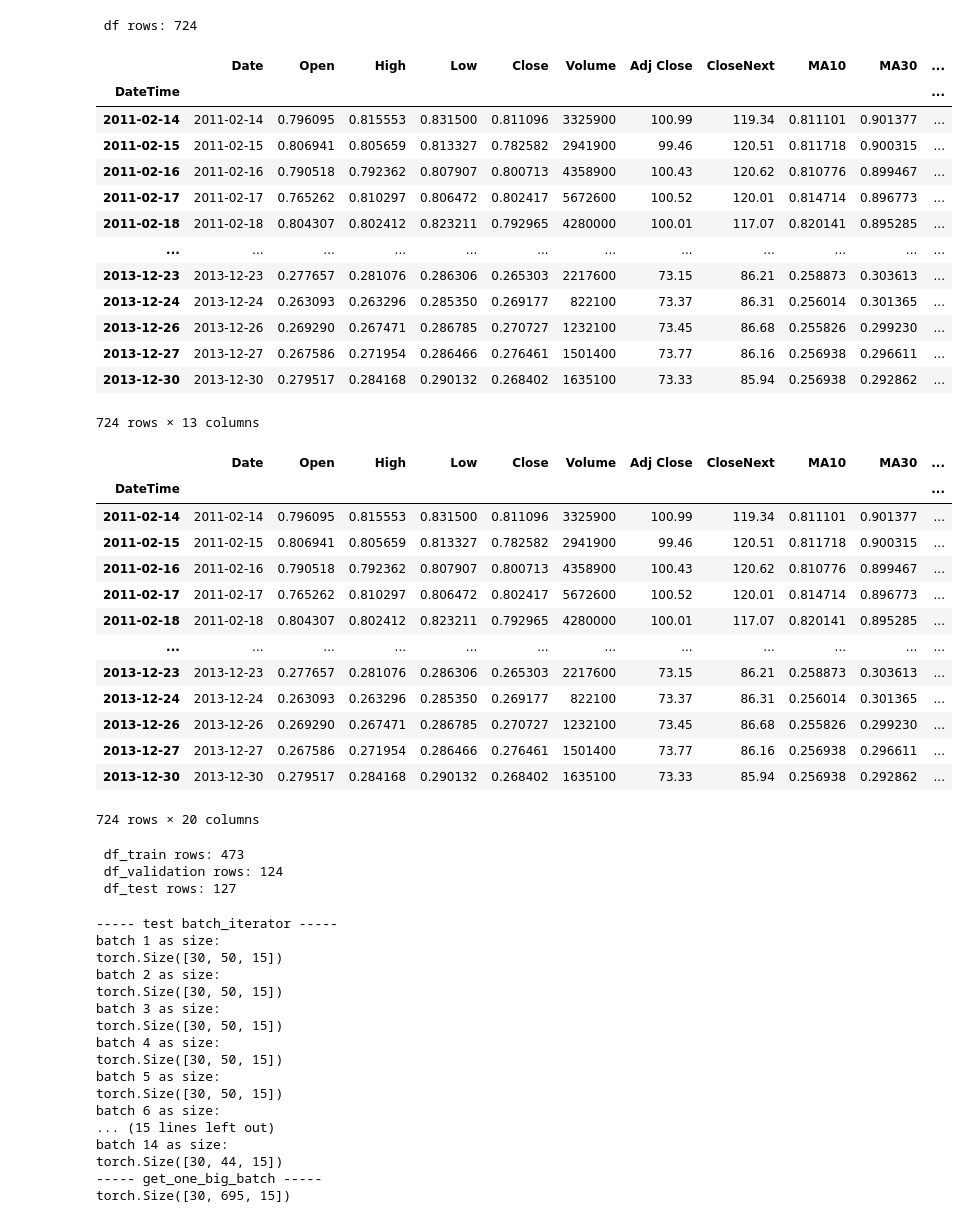
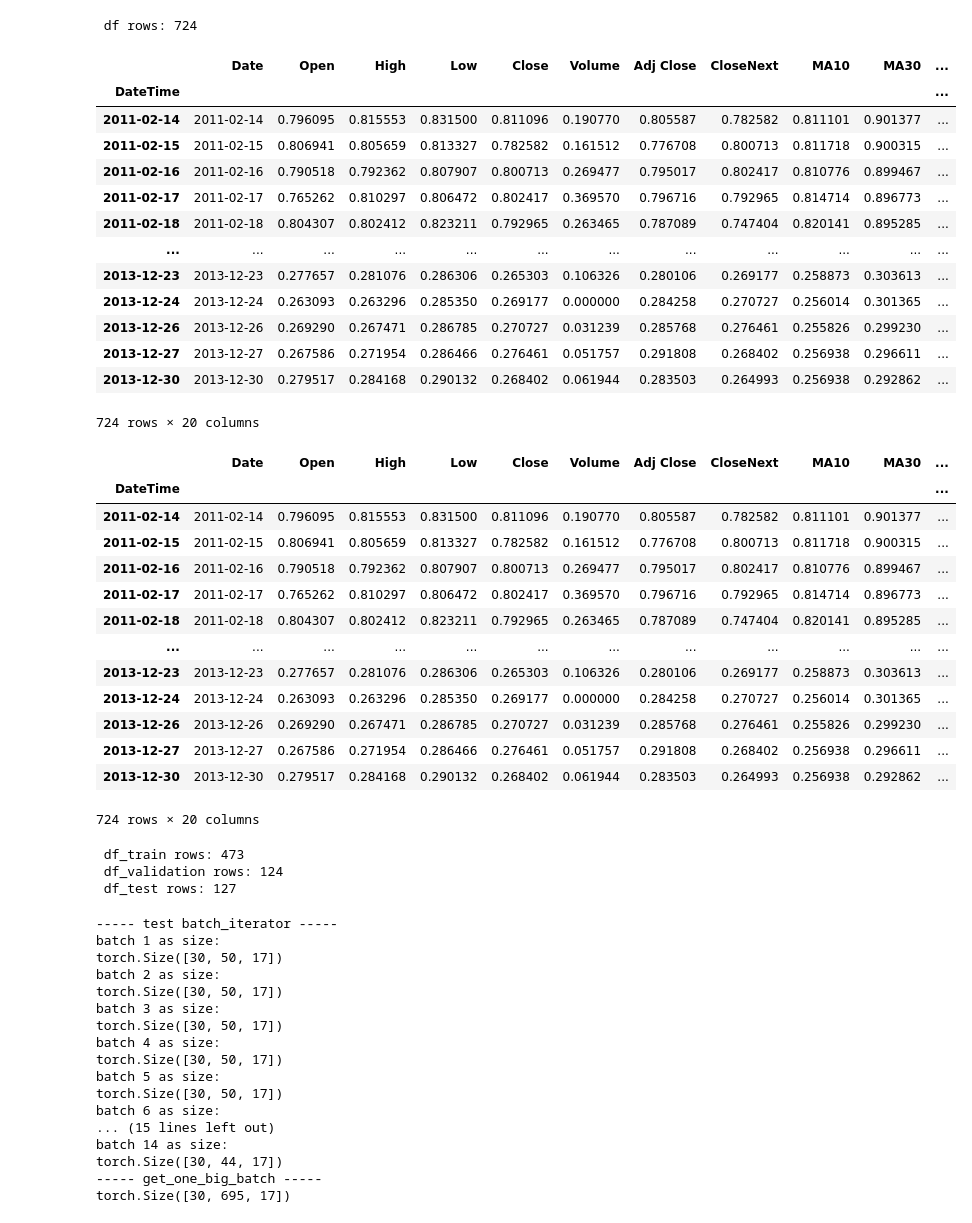
Before and after one commit to tadeohepperle/financial_technology_project2_stock_price_prediction, a Jupyter notebook: hw2_A11922105.ipynb, the cells around one changed output. Cells and saved outputs as stored; diff of their text form; code cells hidden in the pictures.

```diff
--- a/hw2_A11922105.ipynb
+++ b/hw2_A11922105.ipynb
@@ -152,27 +155,42 @@ print(f" df rows: {len(df)}")
  df rows: 724
 # %%
 # min-max-normalize all numeric features:
-NUMERIC_FEATURES = ["Open","High","Low","Close","MA10", "MA30", "K", "D" ]
+NUMERIC_FEATURES = ["Open","High","Low","Close","MA10", "Volume","Adj Close", "MA30", "K", "D", "CloseNext"]
+NUMERIC_FEATURES_NORM_FUNCS = {}
+NUMERIC_FEATURES_NORM_REVERSE_FUNCS = {}
+
 for f in NUMERIC_FEATURES:
     min = np.min(df[f])
     max = np.max(df[f])
-    df[f] = ( df[f] - min) / (max-min)
+
+    def gen_funcs(min, max):
+        def norm_func(x):
+            return (x - min) / (max-min)
+        def norm_reverse_func(y):
+            return y * (max -min) + min
+        return norm_func, norm_reverse_func
+    NUMERIC_FEATURES_NORM_FUNCS[f], NUMERIC_FEATURES_NORM_REVERSE_FUNCS[f] = gen_funcs(min,max)
+    df[f] = NUMERIC_FEATURES_NORM_FUNCS[f](df[f])
+
+NUMERIC_FEATURES.remove("CloseNext")
+
+assert NUMERIC_FEATURES_NORM_FUNCS["Close"](NUMERIC_FEATURES_NORM_REVERSE_FUNCS["Close"](200)) == 200
 df
 # %% [output]
 |  | Date | Open | High | Low | Close | Volume | Adj Close | CloseNext | MA10 | MA30 | ... |
 | DateTime |  |  |  |  |  |  |  |  |  |  | ... |
-| 2011-02-14 | 2011-02-14 | 0.796095 | 0.815553 | 0.831500 | 0.811096 | 3325900 | 100.99 | 119.34 | 0.811101 | 0.901377 | ... |
-| 2011-02-15 | 2011-02-15 | 0.806941 | 0.805659 | 0.813327 | 0.782582 | 2941900 | 99.46 | 120.51 | 0.811718 | 0.900315 | ... |
-| 2011-02-16 | 2011-02-16 | 0.790518 | 0.792362 | 0.807907 | 0.800713 | 4358900 | 100.43 | 120.62 | 0.810776 | 0.899467 | ... |
-| 2011-02-17 | 2011-02-17 | 0.765262 | 0.810297 | 0.806472 | 0.802417 | 5672600 | 100.52 | 120.01 | 0.814714 | 0.896773 | ... |
-| 2011-02-18 | 2011-02-18 | 0.804307 | 0.802412 | 0.823211 | 0.792965 | 4280000 | 100.01 | 117.07 | 0.820141 | 0.895285 | ... |
+| 2011-02-14 | 2011-02-14 | 0.796095 | 0.815553 | 0.831500 | 0.811096 | 0.190770 | 0.805587 | 0.782582 | 0.811101 | 0.901377 | ... |
+| 2011-02-15 | 2011-02-15 | 0.806941 | 0.805659 | 0.813327 | 0.782582 | 0.161512 | 0.776708 | 0.800713 | 0.811718 | 0.900315 | ... |
+| 2011-02-16 | 2011-02-16 | 0.790518 | 0.792362 | 0.807907 | 0.800713 | 0.269477 | 0.795017 | 0.802417 | 0.810776 | 0.899467 | ... |
+| 2011-02-17 | 2011-02-17 | 0.765262 | 0.810297 | 0.806472 | 0.802417 | 0.369570 | 0.796716 | 0.792965 | 0.814714 | 0.896773 | ... |
+| 2011-02-18 | 2011-02-18 | 0.804307 | 0.802412 | 0.823211 | 0.792965 | 0.263465 | 0.787089 | 0.747404 | 0.820141 | 0.895285 | ... |
 | ... | ... | ... | ... | ... | ... | ... | ... | ... | ... | ... | ... |
-| 2013-12-23 | 2013-12-23 | 0.277657 | 0.281076 | 0.286306 | 0.265303 | 2217600 | 73.15 | 86.21 | 0.258873 | 0.303613 | ... |
-| 2013-12-24 | 2013-12-24 | 0.263093 | 0.263296 | 0.285350 | 0.269177 | 822100 | 73.37 | 86.31 | 0.256014 | 0.301365 | ... |
-| 2013-12-26 | 2013-12-26 | 0.269290 | 0.267471 | 0.286785 | 0.270727 | 1232100 | 73.45 | 86.68 | 0.255826 | 0.299230 | ... |
-| 2013-12-27 | 2013-12-27 | 0.267586 | 0.271954 | 0.286466 | 0.276461 | 1501400 | 73.77 | 86.16 | 0.256938 | 0.296611 | ... |
-| 2013-12-30 | 2013-12-30 | 0.279517 | 0.284168 | 0.290132 | 0.268402 | 1635100 | 73.33 | 85.94 | 0.256938 | 0.292862 | ... |
+| 2013-12-23 | 2013-12-23 | 0.277657 | 0.281076 | 0.286306 | 0.265303 | 0.106326 | 0.280106 | 0.269177 | 0.258873 | 0.303613 | ... |
+| 2013-12-24 | 2013-12-24 | 0.263093 | 0.263296 | 0.285350 | 0.269177 | 0.000000 | 0.284258 | 0.270727 | 0.256014 | 0.301365 | ... |
+| 2013-12-26 | 2013-12-26 | 0.269290 | 0.267471 | 0.286785 | 0.270727 | 0.031239 | 0.285768 | 0.276461 | 0.255826 | 0.299230 | ... |
+| 2013-12-27 | 2013-12-27 | 0.267586 | 0.271954 | 0.286466 | 0.276461 | 0.051757 | 0.291808 | 0.268402 | 0.256938 | 0.296611 | ... |
+| 2013-12-30 | 2013-12-30 | 0.279517 | 0.284168 | 0.290132 | 0.268402 | 0.061944 | 0.283503 | 0.264993 | 0.256938 | 0.292862 | ... |
-724 rows × 13 columns
+724 rows × 20 columns
 # %%
 # add weekdays with one hot encoding
 WEEKDAYS = ["W1", "W2", "W3", "W4", "W5", "W6", "W7"]
@@ -184,17 +202,17 @@ df
 # %% [output]
 |  | Date | Open | High | Low | Close | Volume | Adj Close | CloseNext | MA10 | MA30 | ... |
 | DateTime |  |  |  |  |  |  |  |  |  |  | ... |
-| 2011-02-14 | 2011-02-14 | 0.796095 | 0.815553 | 0.831500 | 0.811096 | 3325900 | 100.99 | 119.34 | 0.811101 | 0.901377 | ... |
-| 2011-02-15 | 2011-02-15 | 0.806941 | 0.805659 | 0.813327 | 0.782582 | 2941900 | 99.46 | 120.51 | 0.811718 | 0.900315 | ... |
-| 2011-02-16 | 2011-02-16 | 0.790518 | 0.792362 | 0.807907 | 0.800713 | 4358900 | 100.43 | 120.62 | 0.810776 | 0.899467 | ... |
-| 2011-02-17 | 2011-02-17 | 0.765262 | 0.810297 | 0.806472 | 0.802417 | 5672600 | 100.52 | 120.01 | 0.814714 | 0.896773 | ... |
-| 2011-02-18 | 2011-02-18 | 0.804307 | 0.802412 | 0.823211 | 0.792965 | 4280000 | 100.01 | 117.07 | 0.820141 | 0.895285 | ... |
+| 2011-02-14 | 2011-02-14 | 0.796095 | 0.815553 | 0.831500 | 0.811096 | 0.190770 | 0.805587 | 0.782582 | 0.811101 | 0.901377 | ... |
+| 2011-02-15 | 2011-02-15 | 0.806941 | 0.805659 | 0.813327 | 0.782582 | 0.161512 | 0.776708 | 0.800713 | 0.811718 | 0.900315 | ... |
+| 2011-02-16 | 2011-02-16 | 0.790518 | 0.792362 | 0.807907 | 0.800713 | 0.269477 | 0.795017 | 0.802417 | 0.810776 | 0.899467 | ... |
+| 2011-02-17 | 2011-02-17 | 0.765262 | 0.810297 | 0.806472 | 0.802417 | 0.369570 | 0.796716 | 0.792965 | 0.814714 | 0.896773 | ... |
+| 2011-02-18 | 2011-02-18 | 0.804307 | 0.802412 | 0.823211 | 0.792965 | 0.263465 | 0.787089 | 0.747404 | 0.820141 | 0.895285 | ... |
 | ... | ... | ... | ... | ... | ... | ... | ... | ... | ... | ... | ... |
-| 2013-12-23 | 2013-12-23 | 0.277657 | 0.281076 | 0.286306 | 0.265303 | 2217600 | 73.15 | 86.21 | 0.258873 | 0.303613 | ... |
-| 2013-12-24 | 2013-12-24 | 0.263093 | 0.263296 | 0.285350 | 0.269177 | 822100 | 73.37 | 86.31 | 0.256014 | 0.301365 | ... |
-| 2013-12-26 | 2013-12-26 | 0.269290 | 0.267471 | 0.286785 | 0.270727 | 1232100 | 73.45 | 86.68 | 0.255826 | 0.299230 | ... |
-| 2013-12-27 | 2013-12-27 | 0.267586 | 0.271954 | 0.286466 | 0.276461 | 1501400 | 73.77 | 86.16 | 0.256938 | 0.296611 | ... |
-| 2013-12-30 | 2013-12-30 | 0.279517 | 0.284168 | 0.290132 | 0.268402 | 1635100 | 73.33 | 85.94 | 0.256938 | 0.292862 | ... |
+| 2013-12-23 | 2013-12-23 | 0.277657 | 0.281076 | 0.286306 | 0.265303 | 0.106326 | 0.280106 | 0.269177 | 0.258873 | 0.303613 | ... |
+| 2013-12-24 | 2013-12-24 | 0.263093 | 0.263296 | 0.285350 | 0.269177 | 0.000000 | 0.284258 | 0.270727 | 0.256014 | 0.301365 | ... |
+| 2013-12-26 | 2013-12-26 | 0.269290 | 0.267471 | 0.286785 | 0.270727 | 0.031239 | 0.285768 | 0.276461 | 0.255826 | 0.299230 | ... |
+| 2013-12-27 | 2013-12-27 | 0.267586 | 0.271954 | 0.286466 | 0.276461 | 0.051757 | 0.291808 | 0.268402 | 0.256938 | 0.296611 | ... |
+| 2013-12-30 | 2013-12-30 | 0.279517 | 0.284168 | 0.290132 | 0.268402 | 0.061944 | 0.283503 | 0.264993 | 0.256938 | 0.292862 | ... |
 724 rows × 20 columns
 # %%
 # split the data based on date:
@@ -221,7 +239,7 @@ PREDICTOR_COUNT = len(PREDICTOR_VARIABLES)
 # gives a time_steps * 1 * feature count tensor
 def get_training_period(df, start_index, time_steps):
     # print(f" get training period {start_index}-{start_index+time_steps-1}")
-    np_repres= df[start_index:start_index+time_steps][PREDICTOR_VARIABLES].to_numpy().transpose().reshape((time_steps, 1, PREDICTOR_COUNT)).astype(float)
+    np_repres= df[start_index:start_index+time_steps][PREDICTOR_VARIABLES].to_numpy().reshape((time_steps, 1, PREDICTOR_COUNT)).astype(float)
     target = df[start_index+time_steps-1:start_index+time_steps]["CloseNext"].to_numpy()[0]
     return torch.from_numpy(np_repres).float(), target
 
@@ -268,21 +286,21 @@ print(batch.shape)
 # %% [output]
 ----- test batch_iterator -----
 batch 1 as size:
-torch.Size([30, 50, 15])
+torch.Size([30, 50, 17])
 batch 2 as size:
-torch.Size([30, 50, 15])
+torch.Size([30, 50, 17])
 batch 3 as size:
-torch.Size([30, 50, 15])
+torch.Size([30, 50, 17])
 batch 4 as size:
-torch.Size([30, 50, 15])
+torch.Size([30, 50, 17])
 batch 5 as size:
-torch.Size([30, 50, 15])
+torch.Size([30, 50, 17])
 batch 6 as size:
 ... (15 lines left out)
 batch 14 as size:
-torch.Size([30, 44, 15])
+torch.Size([30, 44, 17])
 ----- get_one_big_batch -----
-torch.Size([30, 695, 15])
+torch.Size([30, 695, 17])
 # %%
 import math
 
```
Also changed, not shown: parts of 11 cells of this notebook, 2 other files.
